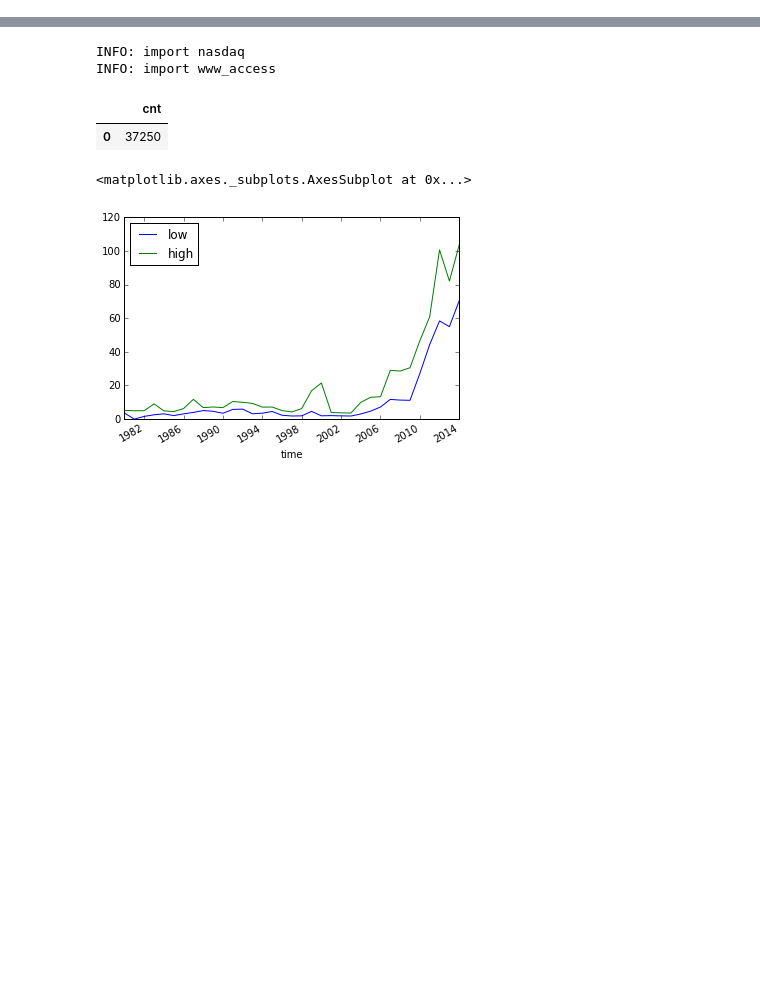
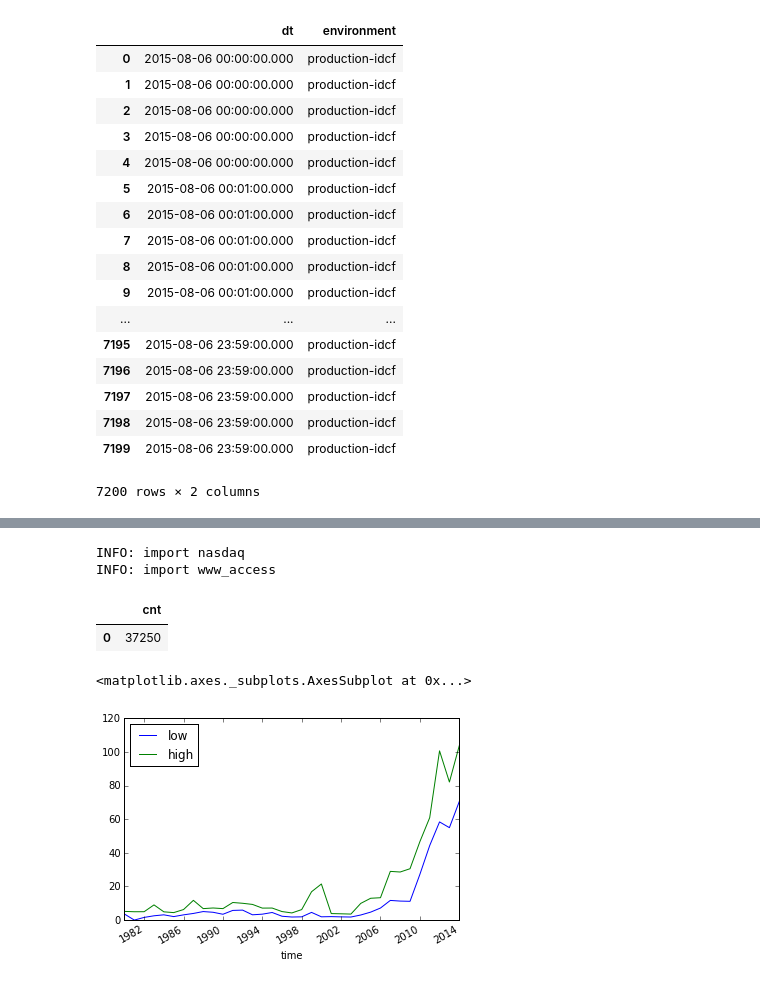
Before and after one commit to ryota5641/curryudon, a Jupyter notebook: ryota/FirstCurry.ipynb, the cells around one changed output, grey strips where cells are left out. Drawn from its saved outputs; the diff is of its cells as text; code cells hidden in the pictures; blank space fills up the shorter version.

```diff
--- a/ryota/FirstCurry.ipynb
+++ b/ryota/FirstCurry.ipynb
@@ -1,3 +86,29 @@
+# %%
+%%td_presto
+select
+from_unixtime("time") AS "dt",environment
+from hadoop_cluster
+where environment = 'production-idcf' and td_time_range("time",'2015-08-06','2015-08-07')
+order by "time" asc
+# %% [output]
+|  | dt | environment |
+| 0 | 2015-08-06 00:00:00.000 | production-idcf |
+| 1 | 2015-08-06 00:00:00.000 | production-idcf |
+| 2 | 2015-08-06 00:00:00.000 | production-idcf |
+| 3 | 2015-08-06 00:00:00.000 | production-idcf |
+| 4 | 2015-08-06 00:00:00.000 | production-idcf |
+| 5 | 2015-08-06 00:01:00.000 | production-idcf |
+| 6 | 2015-08-06 00:01:00.000 | production-idcf |
+| 7 | 2015-08-06 00:01:00.000 | production-idcf |
+| 8 | 2015-08-06 00:01:00.000 | production-idcf |
+| 9 | 2015-08-06 00:01:00.000 | production-idcf |
+| ... | ... | ... |
+| 7195 | 2015-08-06 23:59:00.000 | production-idcf |
+| 7196 | 2015-08-06 23:59:00.000 | production-idcf |
+| 7197 | 2015-08-06 23:59:00.000 | production-idcf |
+| 7198 | 2015-08-06 23:59:00.000 | production-idcf |
+| 7199 | 2015-08-06 23:59:00.000 | production-idcf |
+7200 rows × 2 columns
 # %%
 %td_databases
 # %% [output]
```
Also changed, not shown: parts of 7 cells of this notebook.
